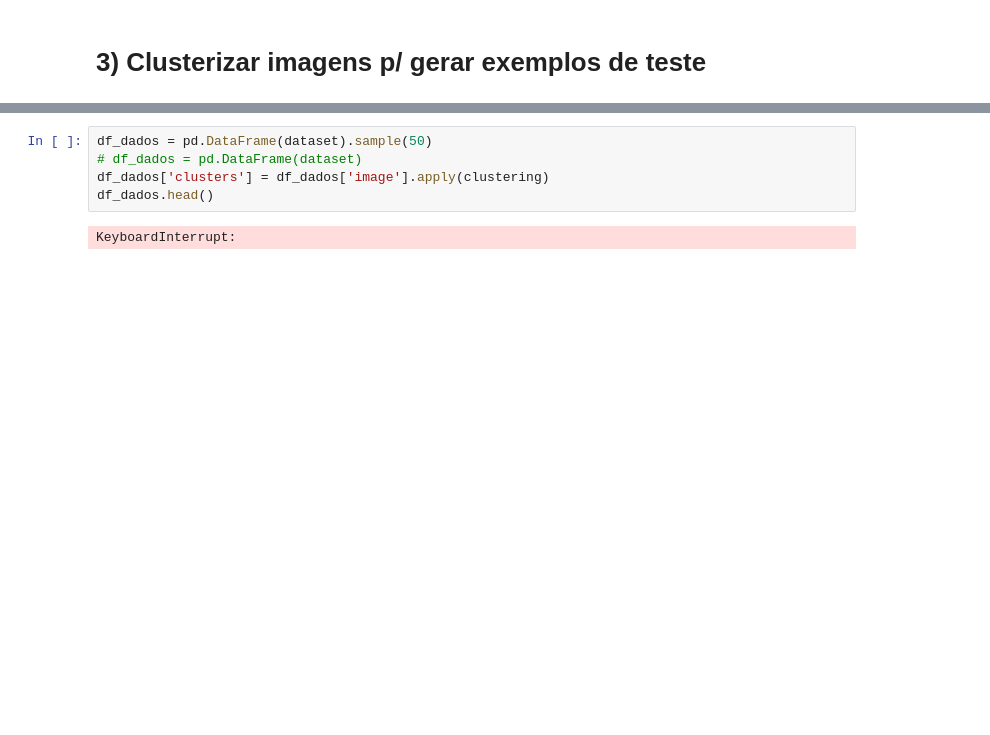
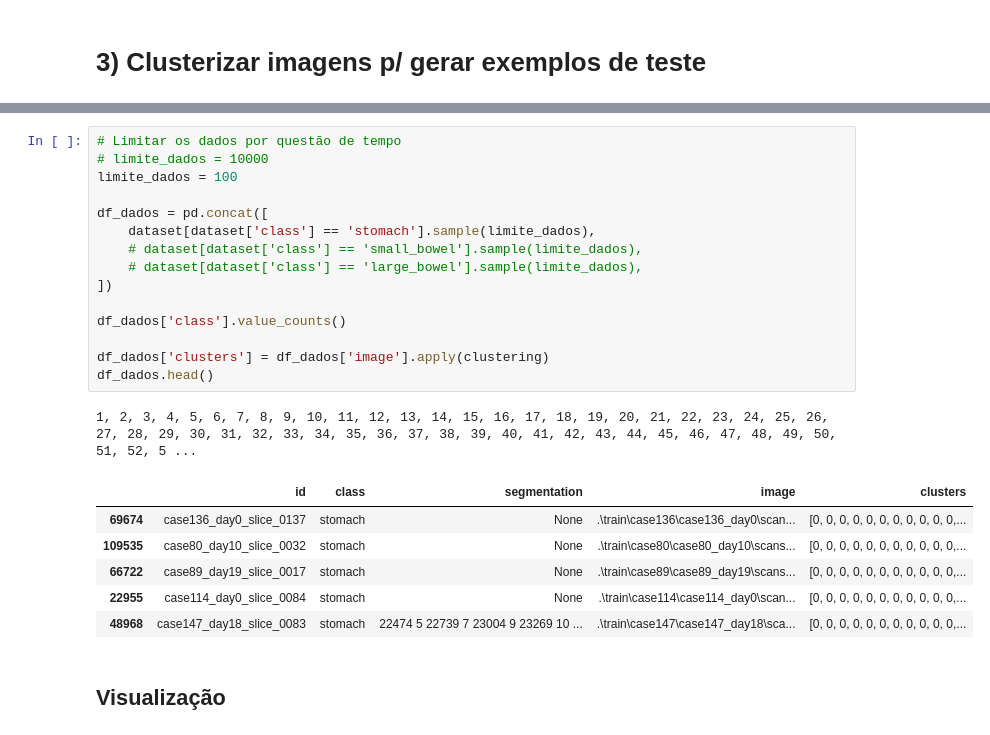
Before and after one commit to PauloUbirajara/uw-madison-image-segmentation, a Jupyter notebook: clusterization.ipynb, the cells around one changed output, grey strips where cells are left out. Drawn from its saved outputs; the diff is of its cells as text; blank space fills up the shorter version.

```diff
--- a/clusterization.ipynb
+++ b/clusterization.ipynb
@@ -79,8 +86,26 @@ def clustering(img_path):
-# %%
-df_dados = pd.DataFrame(dataset).sample(50)
-# df_dados = pd.DataFrame(dataset)
-df_dados['clusters'] = df_dados['image'].apply(clustering)
-df_dados.head()
-# %% [output]
-KeyboardInterrupt:
+# %%
+# Limitar os dados por questão de tempo
+# limite_dados = 10000
+limite_dados = 100
+
+df_dados = pd.concat([
+	dataset[dataset['class'] == 'stomach'].sample(limite_dados),
+	# dataset[dataset['class'] == 'small_bowel'].sample(limite_dados),
+	# dataset[dataset['class'] == 'large_bowel'].sample(limite_dados),
+])
+
+df_dados['class'].value_counts()
+
+df_dados['clusters'] = df_dados['image'].apply(clustering)
+df_dados.head()
+# %% [output]
+1, 2, 3, 4, 5, 6, 7, 8, 9, 10, 11, 12, 13, 14, 15, 16, 17, 18, 19, 20, 21, 22, 23, 24, 25, 26, 27, 28, 29, 30, 31, 32, 33, 34, 35, 36, 37, 38, 39, 40, 41, 42, 43, 44, 45, 46, 47, 48, 49, 50, 51, 52, 5 ...
+|  | id | class | segmentation | image | clusters |
+| 69674 | case136_day0_slice_0137 | stomach | None | .\train\case136\case136_day0\scan... | [0, 0, 0, 0, 0, 0, 0, 0, 0, 0, 0,... |
+| 109535 | case80_day10_slice_0032 | stomach | None | .\train\case80\case80_day10\scans... | [0, 0, 0, 0, 0, 0, 0, 0, 0, 0, 0,... |
+| 66722 | case89_day19_slice_0017 | stomach | None | .\train\case89\case89_day19\scans... | [0, 0, 0, 0, 0, 0, 0, 0, 0, 0, 0,... |
+| 22955 | case114_day0_slice_0084 | stomach | None | .\train\case114\case114_day0\scan... | [0, 0, 0, 0, 0, 0, 0, 0, 0, 0, 0,... |
+| 48968 | case147_day18_slice_0083 | stomach | 22474 5 22739 7 23004 9 23269 10 ... | .\train\case147\case147_day18\sca... | [0, 0, 0, 0, 0, 0, 0, 0, 0, 0, 0,... |
+# %% [markdown]
+## Visualização
 # %%
```
Also changed, not shown: parts of 8 cells of this notebook.
